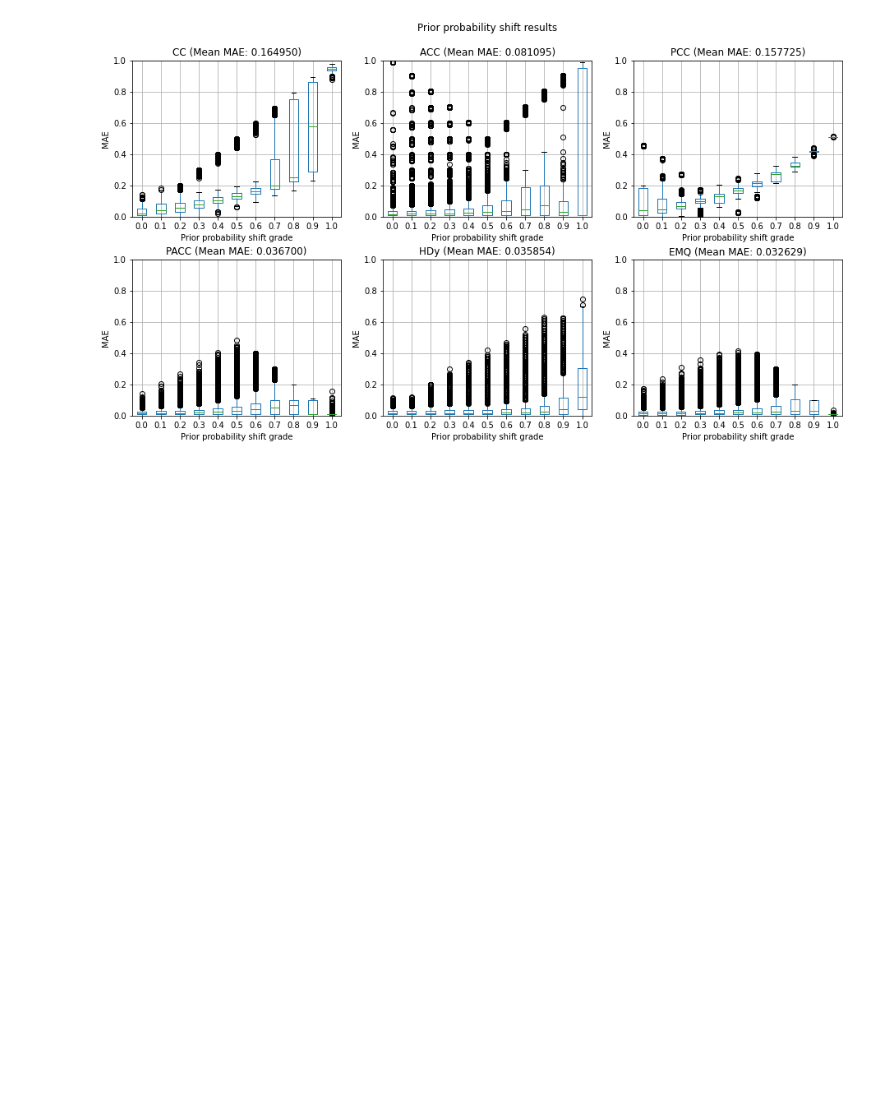
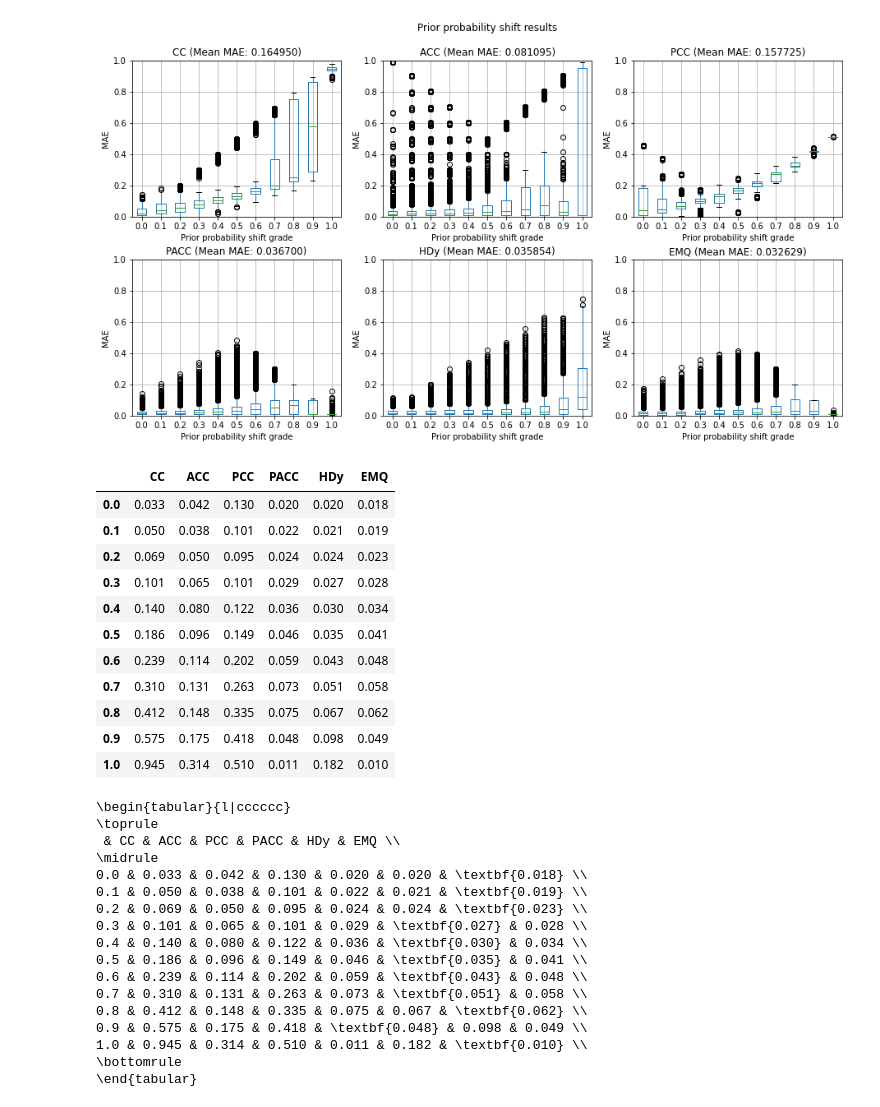
Before and after one commit to pglez82/quant_datasetshift, a Jupyter notebook: analyze_results_prior.ipynb, the cells around one changed output. Cells and saved outputs as stored; diff of their text form; code cells hidden in the pictures; blank space fills up the shorter version.

```diff
--- a/analyze_results_prior.ipynb
+++ b/analyze_results_prior.ipynb
@@ -176,5 +177,48 @@ plt.savefig("images/prior.pdf",format='pdf')
 # %% [output]
 [figure]
+# %%
+global_results = pd.DataFrame(columns = quantificators,index=np.linspace(0,1,11).round(1),dtype=float)
+for k,quant_name in enumerate(quantificators):
+    results = pd.read_csv("results/prior/results_%s_%s.csv" % (dateexperiment,quant_name),index_col=0)
+    results['p_train'] = results['p_train'].round(1)
+    results['p_test'] = results['p_test'].round(1)
+    results['prior_measure'] = abs(results['p_train']-results['p_test'])
+    results['prior_measure'] = results['prior_measure'].round(1)
+    results = results.groupby(by='prior_measure')['error'].mean()
+    global_results.loc[:, quant_name] = results
+result = global_results.style.highlight_min(axis=1,props='textbf:--rwrap;').format('{:.3f}').format_index('{:.1f}')
+display(result)
+print(result.to_latex(hrules=True,column_format="l|cccccc"))
+# %% [output]
+|  | CC | ACC | PCC | PACC | HDy | EMQ |
+| 0.0 | 0.033 | 0.042 | 0.130 | 0.020 | 0.020 | 0.018 |
+| 0.1 | 0.050 | 0.038 | 0.101 | 0.022 | 0.021 | 0.019 |
+| 0.2 | 0.069 | 0.050 | 0.095 | 0.024 | 0.024 | 0.023 |
+| 0.3 | 0.101 | 0.065 | 0.101 | 0.029 | 0.027 | 0.028 |
+| 0.4 | 0.140 | 0.080 | 0.122 | 0.036 | 0.030 | 0.034 |
+| 0.5 | 0.186 | 0.096 | 0.149 | 0.046 | 0.035 | 0.041 |
+| 0.6 | 0.239 | 0.114 | 0.202 | 0.059 | 0.043 | 0.048 |
+| 0.7 | 0.310 | 0.131 | 0.263 | 0.073 | 0.051 | 0.058 |
+| 0.8 | 0.412 | 0.148 | 0.335 | 0.075 | 0.067 | 0.062 |
+| 0.9 | 0.575 | 0.175 | 0.418 | 0.048 | 0.098 | 0.049 |
+| 1.0 | 0.945 | 0.314 | 0.510 | 0.011 | 0.182 | 0.010 |
+\begin{tabular}{l|cccccc}
+\toprule
+ & CC & ACC & PCC & PACC & HDy & EMQ \\
+\midrule
+0.0 & 0.033 & 0.042 & 0.130 & 0.020 & 0.020 & \textbf{0.018} \\
+0.1 & 0.050 & 0.038 & 0.101 & 0.022 & 0.021 & \textbf{0.019} \\
+0.2 & 0.069 & 0.050 & 0.095 & 0.024 & 0.024 & \textbf{0.023} \\
+0.3 & 0.101 & 0.065 & 0.101 & 0.029 & \textbf{0.027} & 0.028 \\
+0.4 & 0.140 & 0.080 & 0.122 & 0.036 & \textbf{0.030} & 0.034 \\
+0.5 & 0.186 & 0.096 & 0.149 & 0.046 & \textbf{0.035} & 0.041 \\
+0.6 & 0.239 & 0.114 & 0.202 & 0.059 & \textbf{0.043} & 0.048 \\
+0.7 & 0.310 & 0.131 & 0.263 & 0.073 & \textbf{0.051} & 0.058 \\
+0.8 & 0.412 & 0.148 & 0.335 & 0.075 & 0.067 & \textbf{0.062} \\
+0.9 & 0.575 & 0.175 & 0.418 & \textbf{0.048} & 0.098 & 0.049 \\
+1.0 & 0.945 & 0.314 & 0.510 & 0.011 & 0.182 & \textbf{0.010} \\
+\bottomrule
+\end{tabular}
 # %%
 for quant_name in quantificators:
     results = pd.read_csv("results/prior/results_%s_%s.csv" % (dateexperiment,quant_name),index_col=0)
```
Also changed, not shown: parts of 2 cells of this notebook, 2 other files.
